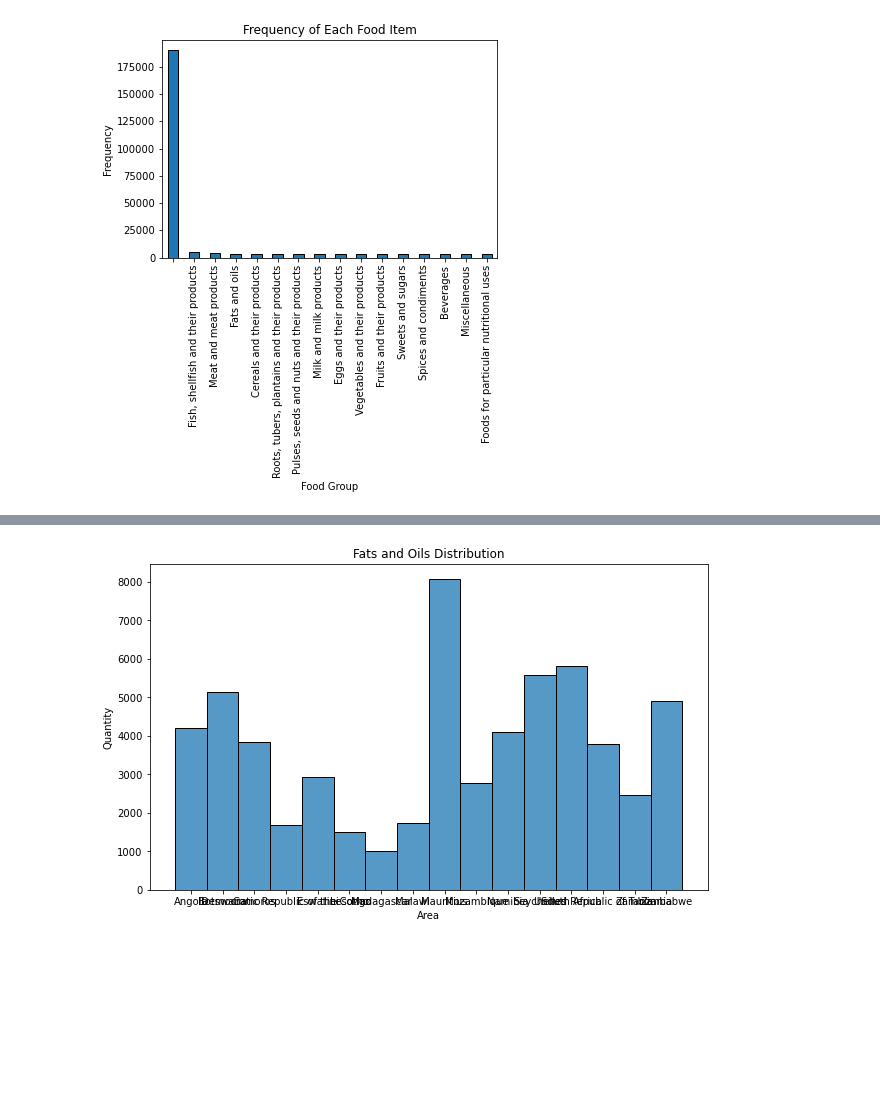
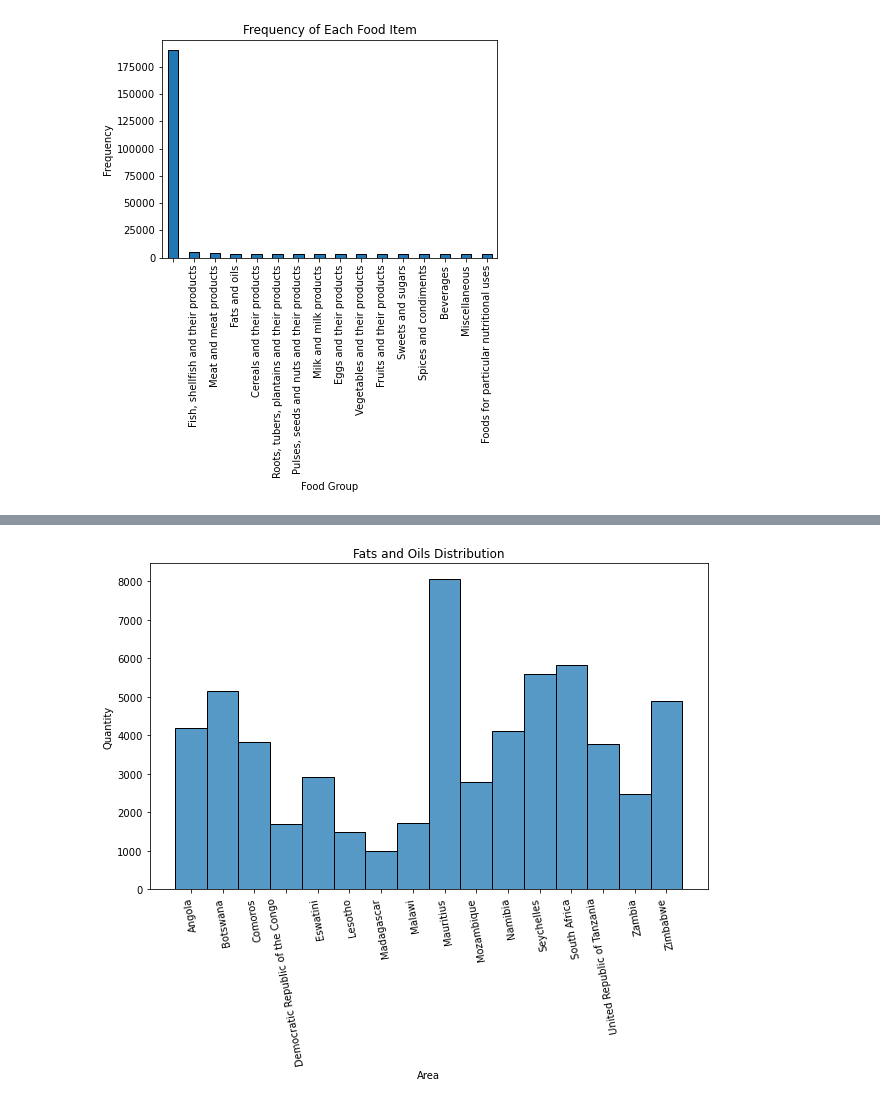
Before and after one commit to TatendaMare1/TATENDAMARE, a Jupyter notebook: Dietary Paterrns and Malnutrtion Risks Prediction Model.ipynb, the cells around one changed output, grey strips where cells are left out. Cells and saved outputs as stored; diff of their text form; code cells hidden in the pictures; blank space fills up the shorter version.

```diff
--- a/Dietary Paterrns and Malnutrtion Risks Prediction Model.ipynb
+++ b/Dietary Paterrns and Malnutrtion Risks Prediction Model.ipynb
@@ -201,13 +202,14 @@ plt.show()
 # %%
 Fats_Oils_Data = data[data['Food Group']== 'Fats and oils']
 plt.figure(figsize=(10,6))
 sns.histplot(data=Fats_Oils_Data, x='Area', weights='Value',discrete=True,binwidth=1)
 plt.title("Fats and Oils Distribution")
 plt.xlabel('Area')
 plt.ylabel('Quantity')
+plt.xticks(rotation= 100)
 plt.show()
 # %% [output]
-[figure, old version]
+[figure, new version]
 # %%
 Miscellaneous_data = data[data['Food Group']== 'Miscellaneous']
 plt.figure(figsize=(10,6))
```
Also changed, not shown: parts of 18 cells of this notebook.
